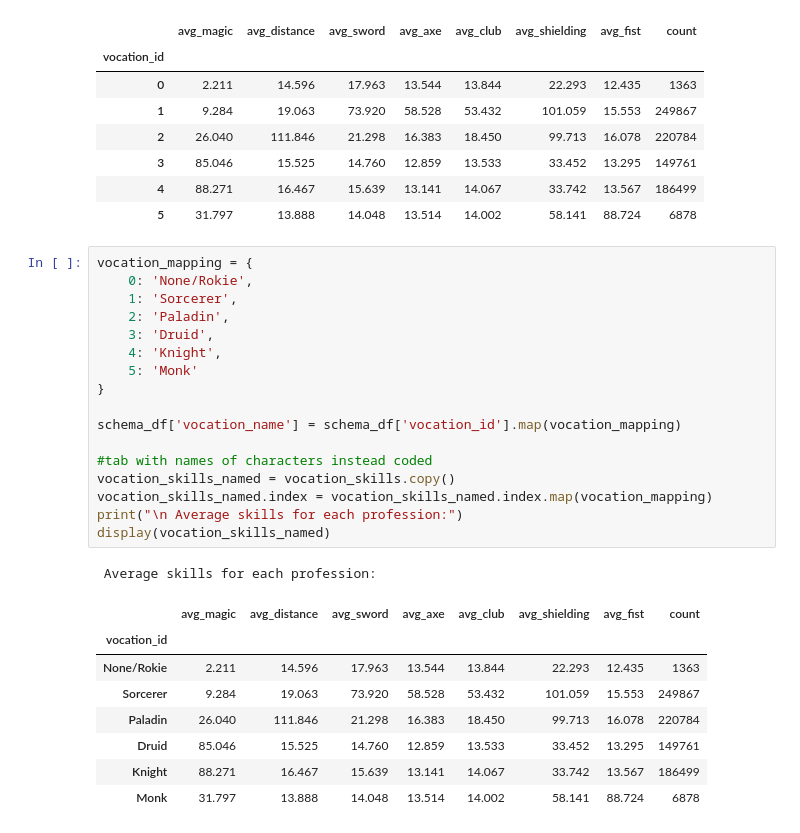
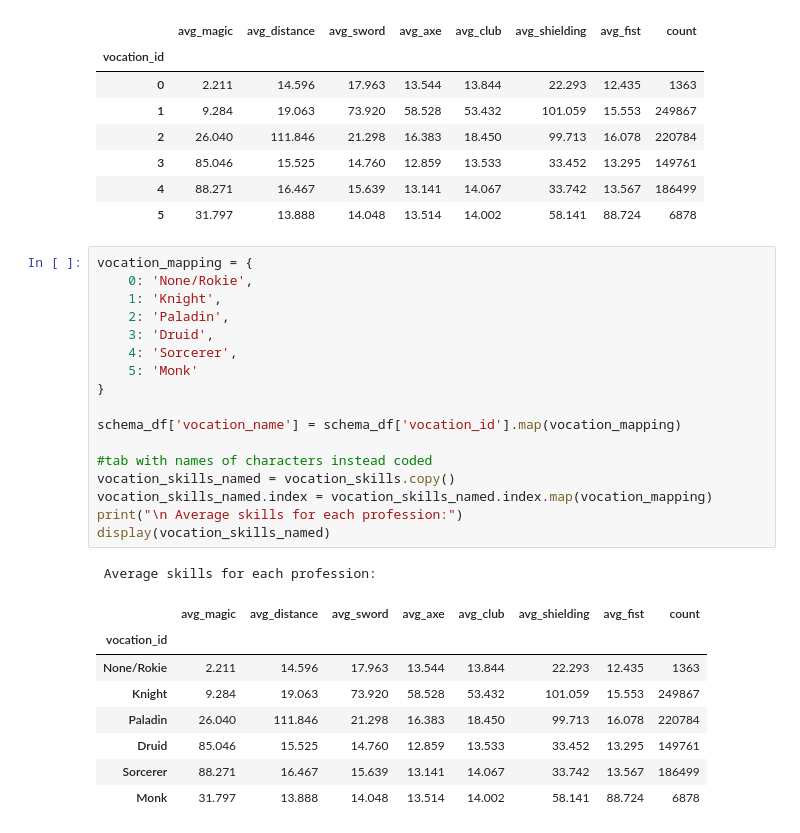
Before and after one commit to martynaottoni/tibia-auctions-analysis, a Jupyter notebook: notebooks/data_exploration.ipynb, the cells around one changed output. Saved outputs shown, nothing was run; the diff lists cells and outputs as text.

```diff
--- a/notebooks/data_exploration.ipynb
+++ b/notebooks/data_exploration.ipynb
@@ -204,27 +204,27 @@ Average skills for each profession:
 # %%
 vocation_mapping = {
     0: 'None/Rokie',
-    1: 'Sorcerer',
+    1: 'Knight',
     2: 'Paladin',
     3: 'Druid',
-    4: 'Knight',
+    4: 'Sorcerer',
     5: 'Monk'
 }
 
 schema_df['vocation_name'] = schema_df['vocation_id'].map(vocation_mapping)
 
 #tab with names of characters instead coded
 vocation_skills_named = vocation_skills.copy()
 vocation_skills_named.index = vocation_skills_named.index.map(vocation_mapping)
 print("\n Average skills for each profession:")
 display(vocation_skills_named)
 # %% [output]
  Average skills for each profession:
 |  | avg_magic | avg_distance | avg_sword | avg_axe | avg_club | avg_shielding | avg_fist | count |
 | vocation_id |  |  |  |  |  |  |  |  |
 | None/Rokie | 2.211 | 14.596 | 17.963 | 13.544 | 13.844 | 22.293 | 12.435 | 1363 |
-| Sorcerer | 9.284 | 19.063 | 73.920 | 58.528 | 53.432 | 101.059 | 15.553 | 249867 |
+| Knight | 9.284 | 19.063 | 73.920 | 58.528 | 53.432 | 101.059 | 15.553 | 249867 |
 | Paladin | 26.040 | 111.846 | 21.298 | 16.383 | 18.450 | 99.713 | 16.078 | 220784 |
 | Druid | 85.046 | 15.525 | 14.760 | 12.859 | 13.533 | 33.452 | 13.295 | 149761 |
-| Knight | 88.271 | 16.467 | 15.639 | 13.141 | 14.067 | 33.742 | 13.567 | 186499 |
+| Sorcerer | 88.271 | 16.467 | 15.639 | 13.141 | 14.067 | 33.742 | 13.567 | 186499 |
 | Monk | 31.797 | 13.888 | 14.048 | 13.514 | 14.002 | 58.141 | 88.724 | 6878 |
```
